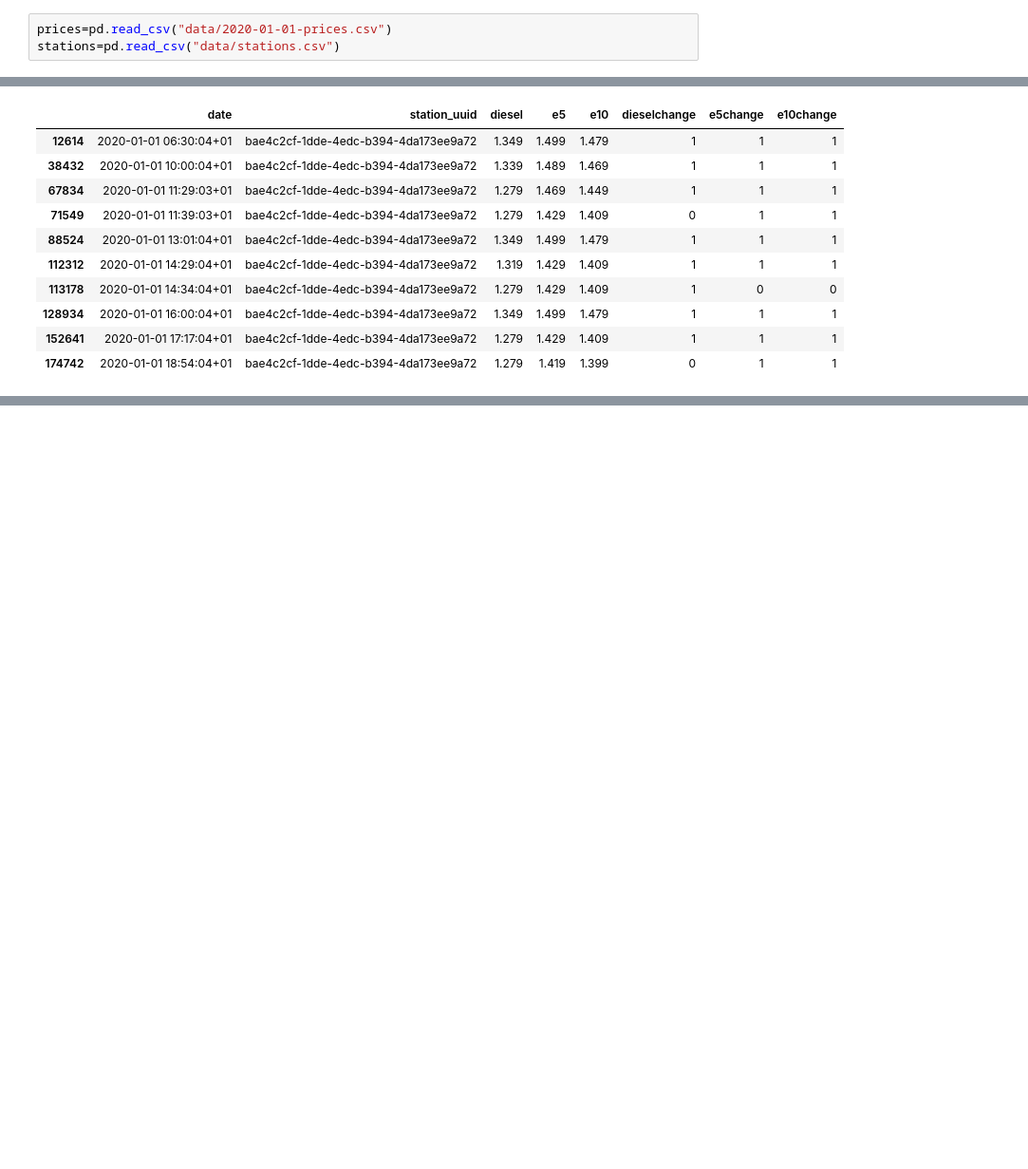
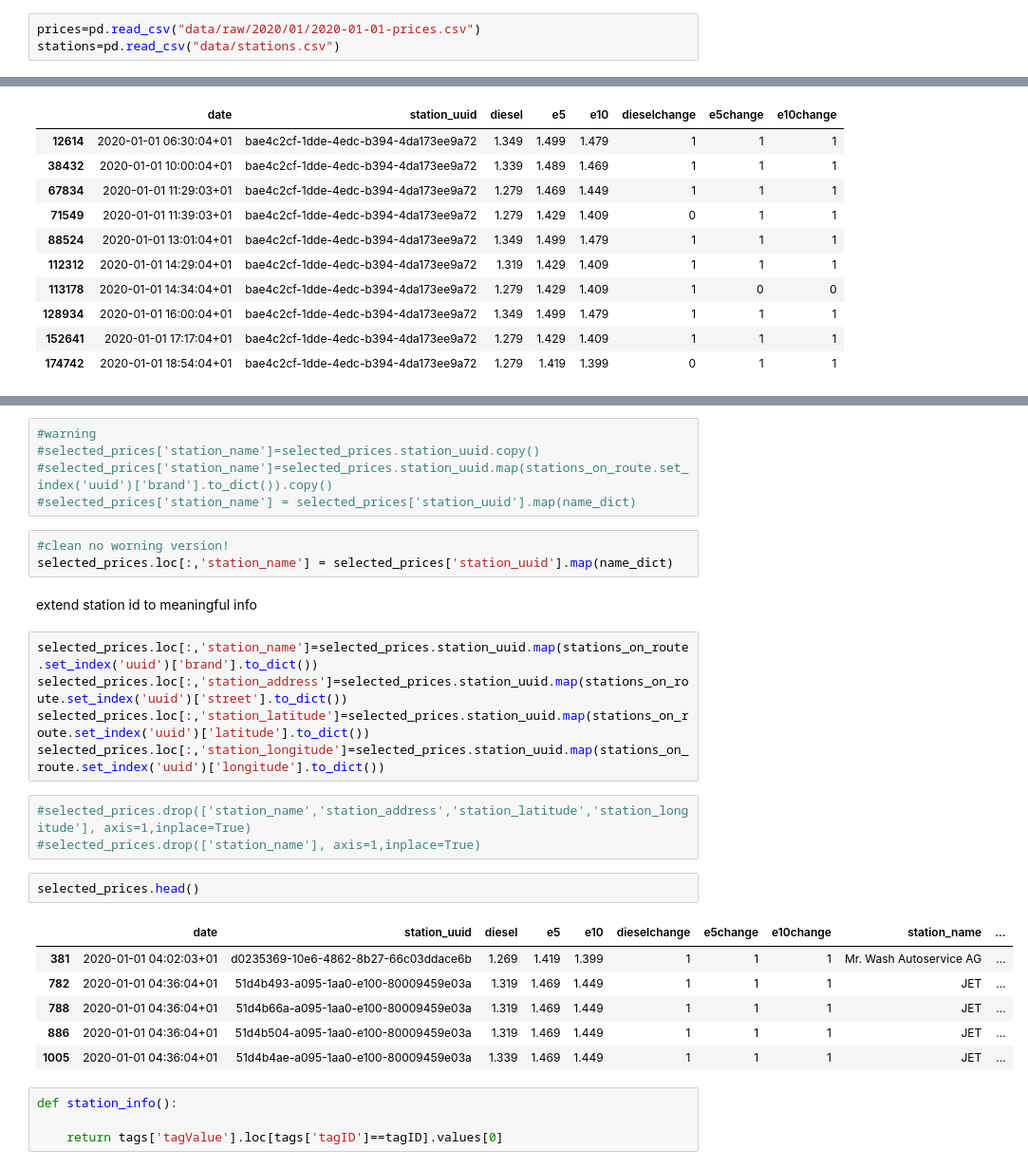
Before and after one commit to grevtsovkirill/GasAnalysis, a Jupyter notebook: GasAnalysis.ipynb, the cells around one changed output, grey strips where cells are left out. Shown: that part at 95% size. Cells and saved outputs as stored; diff of their text form; blank space fills up the shorter version.

```diff
--- a/GasAnalysis.ipynb
+++ b/GasAnalysis.ipynb
@@ -5,7 +5,7 @@ import matplotlib.pyplot as plt
 # %% [markdown]
 read data
 # %%
-prices=pd.read_csv("data/2020-01-01-prices.csv")
+prices=pd.read_csv("data/raw/2020/01/2020-01-01-prices.csv")
 stations=pd.read_csv("data/stations.csv")
 # %%
 prices.head()
@@ -102,0 +131,31 @@ len(prices.loc[prices.station_uuid.isin(stations_on_route.uuid)])
+# %%
+#warning
+#selected_prices['station_name']=selected_prices.station_uuid.copy()
+#selected_prices['station_name']=selected_prices.station_uuid.map(stations_on_route.set_index('uuid')['brand'].to_dict()).copy()
+#selected_prices['station_name'] = selected_prices['station_uuid'].map(name_dict)
+# %%
+#clean no worning version!
+selected_prices.loc[:,'station_name'] = selected_prices['station_uuid'].map(name_dict)
+# %% [markdown]
+extend station id to meaningful info
+# %%
+selected_prices.loc[:,'station_name']=selected_prices.station_uuid.map(stations_on_route.set_index('uuid')['brand'].to_dict())
+selected_prices.loc[:,'station_address']=selected_prices.station_uuid.map(stations_on_route.set_index('uuid')['street'].to_dict())
+selected_prices.loc[:,'station_latitude']=selected_prices.station_uuid.map(stations_on_route.set_index('uuid')['latitude'].to_dict())
+selected_prices.loc[:,'station_longitude']=selected_prices.station_uuid.map(stations_on_route.set_index('uuid')['longitude'].to_dict())
+# %%
+#selected_prices.drop(['station_name','station_address','station_latitude','station_longitude'], axis=1,inplace=True)
+#selected_prices.drop(['station_name'], axis=1,inplace=True)
+# %%
+selected_prices.head()
+# %% [output]
+|  | date | station_uuid | diesel | e5 | e10 | dieselchange | e5change | e10change | station_name | ... |
+| 381 | 2020-01-01 04:02:03+01 | d0235369-10e6-4862-8b27-66c03ddace6b | 1.269 | 1.419 | 1.399 | 1 | 1 | 1 | Mr. Wash Autoservice AG | ... |
+| 782 | 2020-01-01 04:36:04+01 | 51d4b493-a095-1aa0-e100-80009459e03a | 1.319 | 1.469 | 1.449 | 1 | 1 | 1 | JET | ... |
+| 788 | 2020-01-01 04:36:04+01 | 51d4b66a-a095-1aa0-e100-80009459e03a | 1.319 | 1.469 | 1.449 | 1 | 1 | 1 | JET | ... |
+| 886 | 2020-01-01 04:36:04+01 | 51d4b504-a095-1aa0-e100-80009459e03a | 1.319 | 1.469 | 1.449 | 1 | 1 | 1 | JET | ... |
+| 1005 | 2020-01-01 04:36:04+01 | 51d4b4ae-a095-1aa0-e100-80009459e03a | 1.339 | 1.469 | 1.449 | 1 | 1 | 1 | JET | ... |
+# %%
+def station_info():
+
+    return tags['tagValue'].loc[tags['tagID']==tagID].values[0]
```
Also changed, not shown: parts of 4 cells of this notebook.
